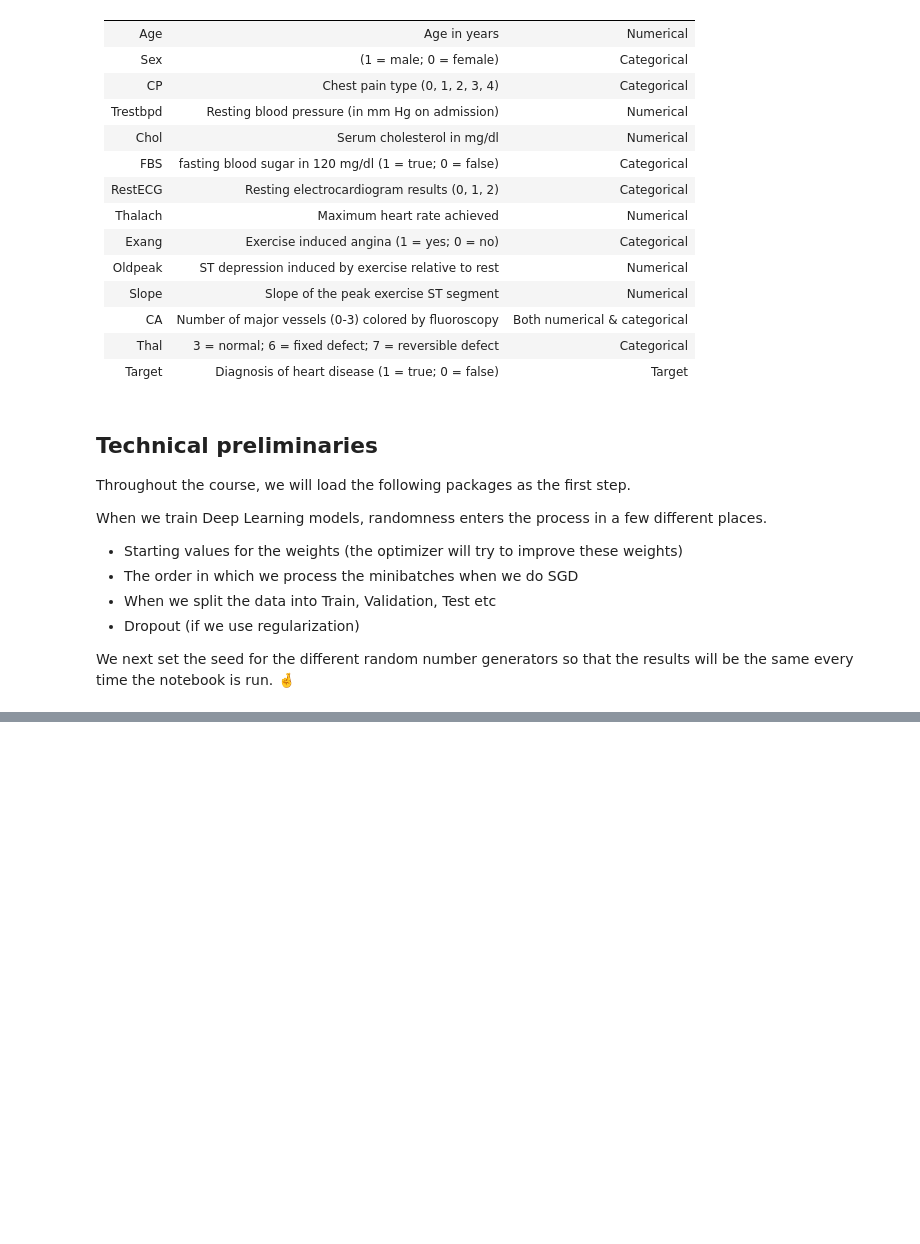
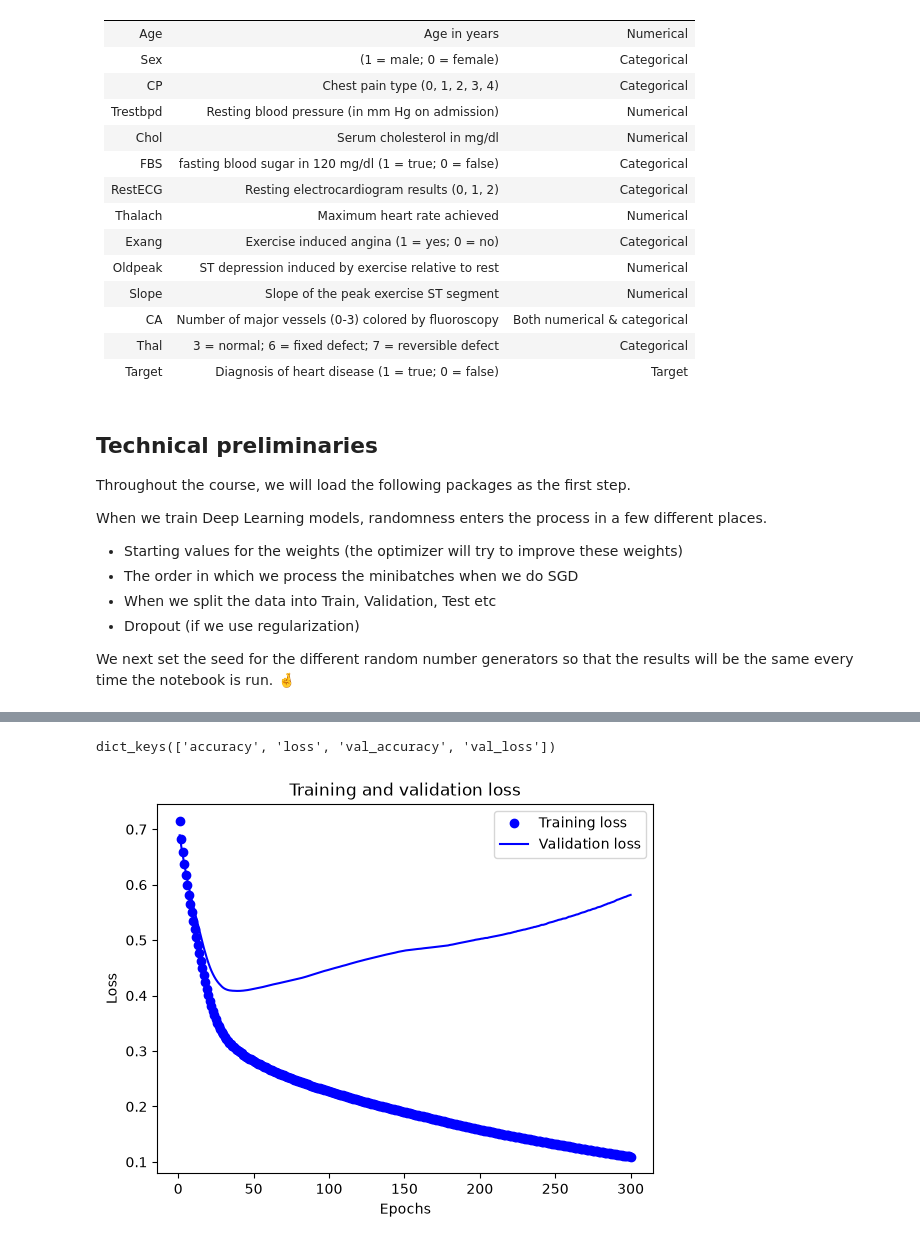
Before and after one commit to michelexseo/mit-hands-on-deep-learning, a Jupyter notebook: Lectures/binary_classification.ipynb, the cells around one changed output, grey strips where cells are left out. Cells and saved outputs as stored; diff of their text form; code cells hidden in the pictures; blank space fills up the shorter version.

```diff
--- a/Lectures/binary_classification.ipynb
+++ b/Lectures/binary_classification.ipynb
@@ -54,0 +189,11 @@ keras.utils.set_random_seed(42)
+# %%
+num_columns = train_x.shape[1]
+
+# define input layer
+input = keras.Input(shape=(num_columns,))
+
+h = keras.layers.Dense(16, activation="relu", name="hidden")(input)
+
+output = keras.layers.Dense(1, activation="sigmoid", name="Output")(h)
+
+model = keras.Model(input, output)
@@ -54,0 +225,4 @@ keras.utils.set_random_seed(42)
+# %%
+model.compile(optimizer="adam",
+              loss="binary_crossentropy",
+              metrics=["accuracy"])
@@ -54,0 +236,8 @@ keras.utils.set_random_seed(42)
+# %%
+history = model.fit(train_x,
+                    train_y,
+                    epochs=300,
+                    batch_size=32,
+                    verbose=1,
+                    validation_split=0.2
+                    )
@@ -54,0 +264,20 @@ keras.utils.set_random_seed(42)
+# %%
+history_dict = history.history
+history_dict.keys()
+# %% [output]
+dict_keys(['accuracy', 'loss', 'val_accuracy', 'val_loss'])
+# %%
+# https://github.com/fchollet/deep-learning-with-python-notebooks/
+
+loss_values = history_dict["loss"]
+val_loss_values = history_dict["val_loss"]
+epochs = range(1, len(loss_values) + 1)
+plt.plot(epochs, loss_values, "bo", label="Training loss")
+plt.plot(epochs, val_loss_values, "b", label="Validation loss")
+plt.title("Training and validation loss")
+plt.xlabel("Epochs")
+plt.ylabel("Loss")
+plt.legend()
+plt.show()
+# %% [output]
+[figure, added]
```
Also changed, not shown: parts of 40 cells of this notebook.
